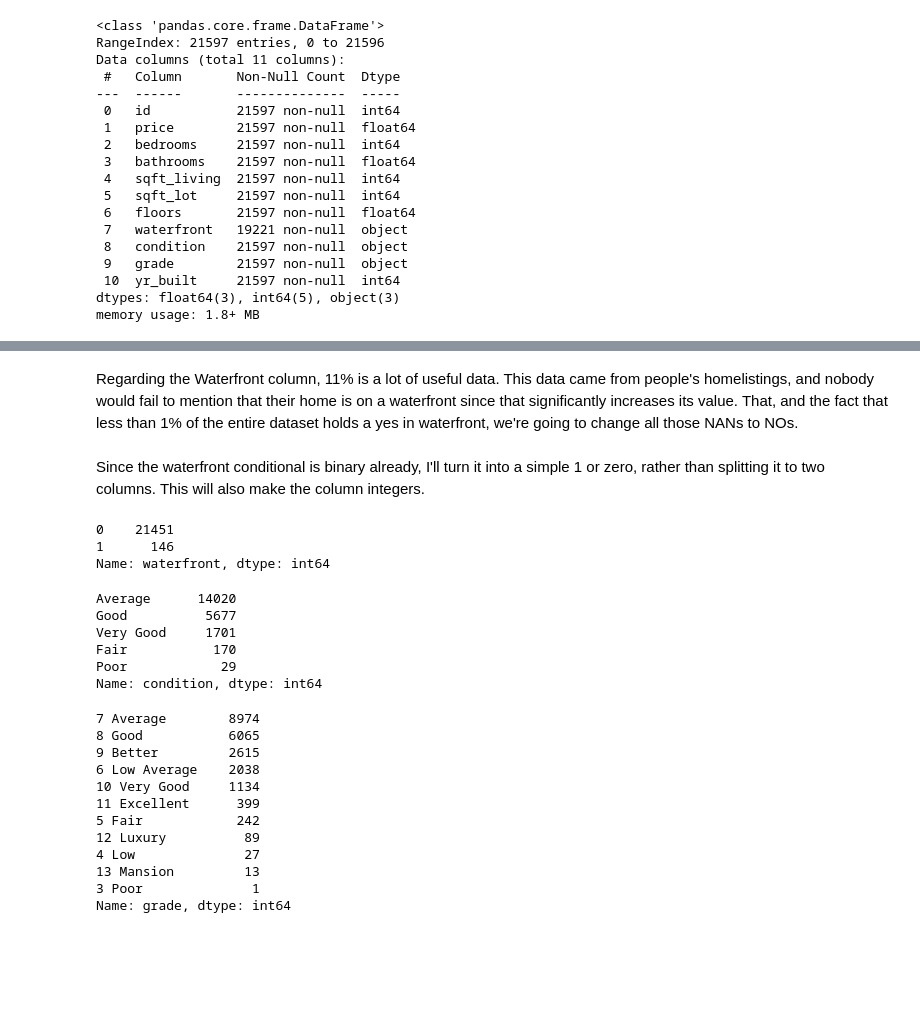
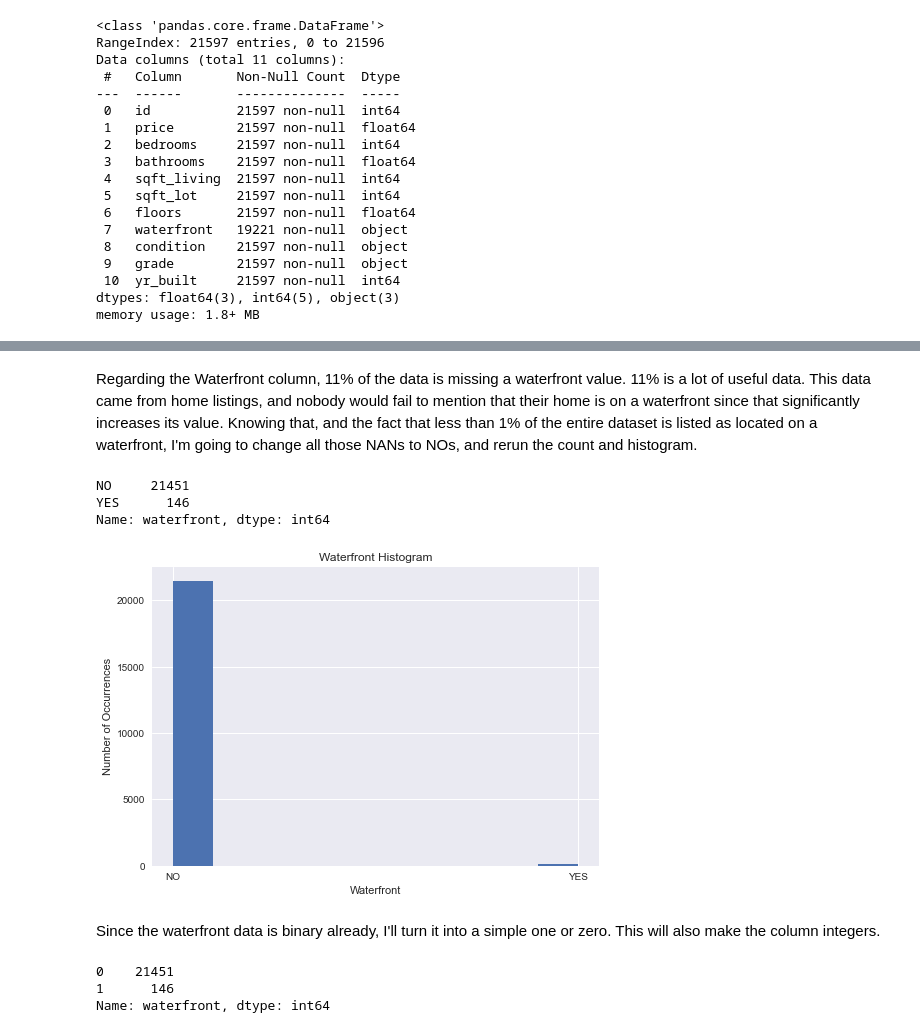
Before and after one commit to FunkyTable/Project-2-Real-Estate-Model, a Jupyter notebook: student.ipynb, the cells around one changed output, grey strips where cells are left out. Drawn from its saved outputs; the diff is of its cells as text; code cells hidden in the pictures; blank space fills up the shorter version.

```diff
--- a/student.ipynb
+++ b/student.ipynb
@@ -146,2 +661,2 @@ Name: waterfront, dtype: int64
 # %% [markdown]
-Regarding the Waterfront column, 11% is a lot of useful data. This data came from people's homelistings, and nobody would fail to mention that their home is on a waterfront since that significantly increases its value. That, and the fact that less than 1% of the entire dataset holds a yes in waterfront, we're going to change all those NANs to NOs.
+Regarding the Waterfront column, 11% of the data is missing a waterfront value. 11% is a lot of useful data. This data came from home listings, and nobody would fail to mention that their home is on a waterfront since that significantly increases its value. Knowing that, and the fact that less than 1% of the entire dataset is listed as located on a waterfront, I'm going to change all those NANs to NOs, and rerun the count and histogram.
@@ -150,5 +663,17 @@ data.loc[data['waterfront'].isna(),'waterfront'] = 'NO'
+# %%
+data.loc[data['waterfront'].isna(),'waterfront'] = 'NO'
+print(data['waterfront'].value_counts())
+plt.title('Waterfront Histogram')
+plt.ylabel('Number of Occurrences')
+plt.xlabel('Waterfront')
+plt.hist(data['waterfront']);
+# %% [output]
+NO     21451
+YES      146
+Name: waterfront, dtype: int64
+[figure, added]
 # %% [markdown]
-Since the waterfront conditional is binary already, I'll turn it into a simple 1 or zero, rather than splitting it to two columns. This will also make the column integers.
+Since the waterfront data is binary already, I'll turn it into a simple one or zero. This will also make the column integers.
 # %%
 data['waterfront'].replace({'NO':0,'YES':1},inplace=True)
 data['waterfront'].value_counts()
@@ -156,27 +681,3 @@ data['waterfront'].value_counts()
 0    21451
 1      146
 Name: waterfront, dtype: int64
-# %%
-data['condition'].value_counts()
-# %% [output]
-Average      14020
-Good          5677
-Very Good     1701
-Fair           170
-Poor            29
-Name: condition, dtype: int64
-# %%
-data['grade'].value_counts()
-# %% [output]
-7 Average        8974
-8 Good           6065
-9 Better         2615
-6 Low Average    2038
-10 Very Good     1134
-11 Excellent      399
-5 Fair            242
-12 Luxury          89
-4 Low              27
-13 Mansion         13
-3 Poor              1
-Name: grade, dtype: int64
```
Also changed, not shown: parts of 134 cells of this notebook, 1 other file.
